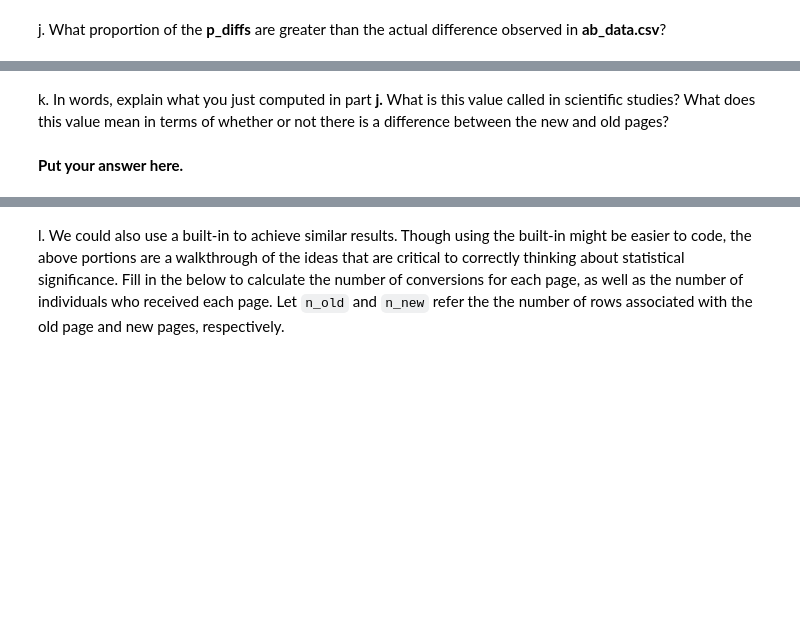
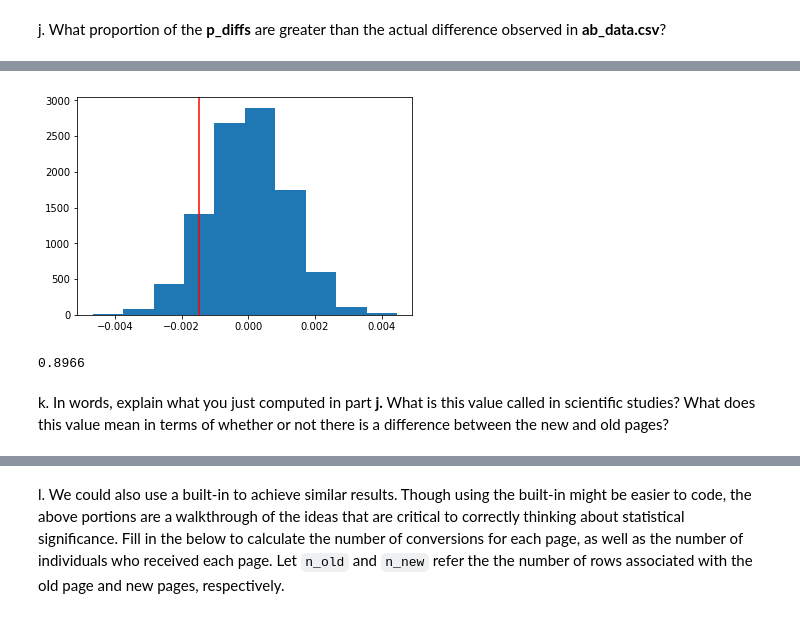
Before and after one commit to moosial/Analyze_AB_Test_Results, a Jupyter notebook: Analyze_ab_test_results_notebook.ipynb, the cells around one changed output, grey strips where cells are left out. Cells and saved outputs as stored; diff of their text form; code cells hidden in the pictures; blank space fills up the shorter version.

```diff
--- a/Analyze_ab_test_results_notebook.ipynb
+++ b/Analyze_ab_test_results_notebook.ipynb
@@ -279,4 +365,22 @@ j. What proportion of the **p_diffs** are greater than the actual difference obs
+# %%
+# transform to a numpy array
+p_diffs = np.array(p_diffs)
+
+# simulate the distribution under the null hypothesis with mean 0 and the std and length of the
+# bootstrapped simulation
+null_vals = np.random.normal(0, p_diffs.std(), p_diffs.size)
+
+#Plot Null distribution
+plt.hist(null_vals)
+#Plot vertical line for observed statistic
+plt.axvline(x=observed_diff,color ='red');
+# %% [output]
+[figure, added]
+# %%
+# now compute the p-value by finding the proportion of values
+# in the null distribution that were greater than our current observed difference.
+(null_vals > current_diff).mean()
+# %% [output]
+0.8966
 # %% [markdown]
 k. In words, explain what you just computed in part **j.**  What is this value called in scientific studies?  What does this value mean in terms of whether or not there is a difference between the new and old pages?
-# %% [markdown]
-**Put your answer here.**
```
Also changed, not shown: parts of 22 cells of this notebook.
